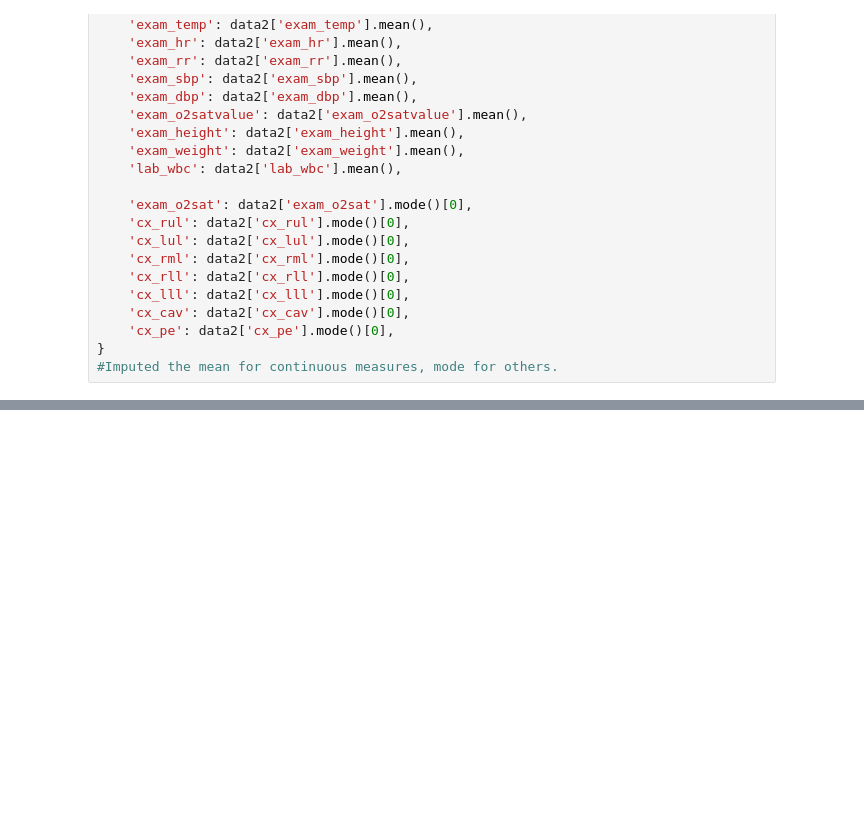
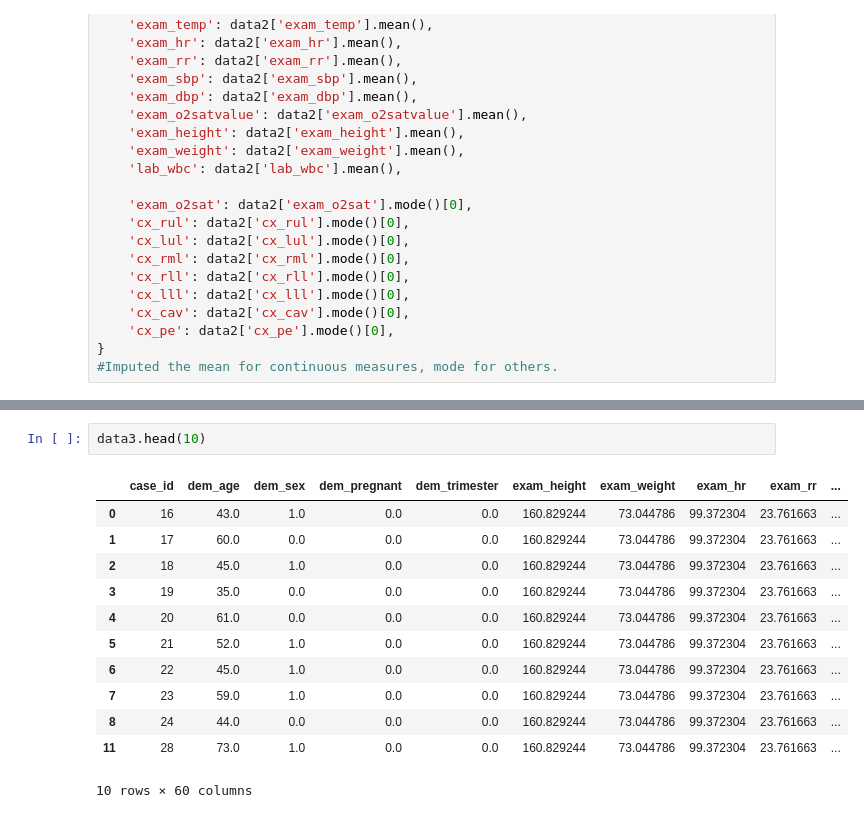
Before and after one commit to Nikola671/DS-450-01_Spring26_Team_Pineapple, a Jupyter notebook: Team Mini Project 2 - CAPO/CapoEDA.ipynb, the cells around one changed output, grey strips where cells are left out. Cells and saved outputs as stored; diff of their text form; blank space fills up the shorter version.

```diff
--- a/Team Mini Project 2 - CAPO/CapoEDA.ipynb
+++ b/Team Mini Project 2 - CAPO/CapoEDA.ipynb
@@ -168,0 +253,15 @@ memory usage: 3.5 MB
+# %%
+data3.head(10)
+# %% [output]
+|  | case_id | dem_age | dem_sex | dem_pregnant | dem_trimester | exam_height | exam_weight | exam_hr | exam_rr | ... |
+| 0 | 16 | 43.0 | 1.0 | 0.0 | 0.0 | 160.829244 | 73.044786 | 99.372304 | 23.761663 | ... |
+| 1 | 17 | 60.0 | 0.0 | 0.0 | 0.0 | 160.829244 | 73.044786 | 99.372304 | 23.761663 | ... |
+| 2 | 18 | 45.0 | 1.0 | 0.0 | 0.0 | 160.829244 | 73.044786 | 99.372304 | 23.761663 | ... |
+| 3 | 19 | 35.0 | 0.0 | 0.0 | 0.0 | 160.829244 | 73.044786 | 99.372304 | 23.761663 | ... |
+| 4 | 20 | 61.0 | 0.0 | 0.0 | 0.0 | 160.829244 | 73.044786 | 99.372304 | 23.761663 | ... |
+| 5 | 21 | 52.0 | 1.0 | 0.0 | 0.0 | 160.829244 | 73.044786 | 99.372304 | 23.761663 | ... |
+| 6 | 22 | 45.0 | 1.0 | 0.0 | 0.0 | 160.829244 | 73.044786 | 99.372304 | 23.761663 | ... |
+| 7 | 23 | 59.0 | 1.0 | 0.0 | 0.0 | 160.829244 | 73.044786 | 99.372304 | 23.761663 | ... |
+| 8 | 24 | 44.0 | 0.0 | 0.0 | 0.0 | 160.829244 | 73.044786 | 99.372304 | 23.761663 | ... |
+| 11 | 28 | 73.0 | 1.0 | 0.0 | 0.0 | 160.829244 | 73.044786 | 99.372304 | 23.761663 | ... |
+10 rows × 60 columns
```
Also changed, not shown: parts of 38 cells of this notebook.
